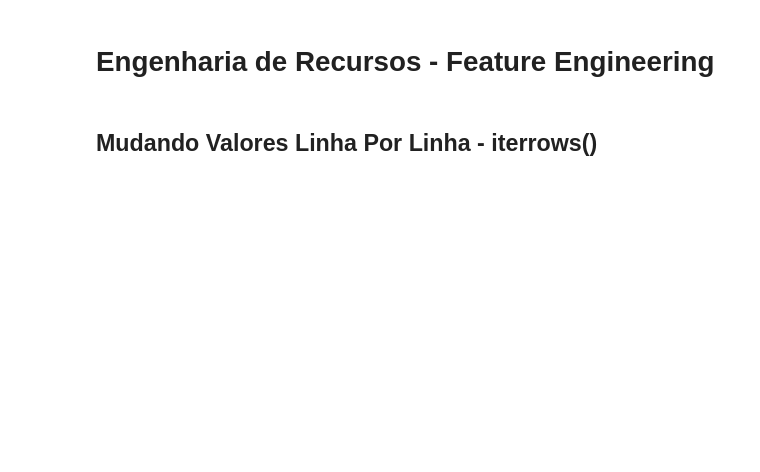
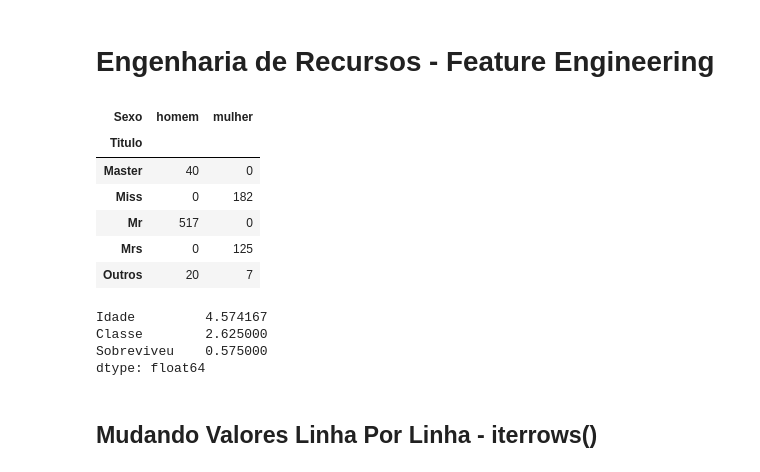
Before and after one commit to lucasabrantes1/studySpace, a Jupyter notebook: Udemy/DataScienceeMachineLearningcomEstatísticaePython/04 - Pandas/Pandas - Vazio.ipynb, the cells around one changed output. Drawn from its saved outputs; the diff is of its cells as text; code cells hidden in the pictures; blank space fills up the shorter version.

```diff
--- a/Udemy/DataScienceeMachineLearningcomEstatísticaePython/04 - Pandas/Pandas - Vazio.ipynb
+++ b/Udemy/DataScienceeMachineLearningcomEstatísticaePython/04 - Pandas/Pandas - Vazio.ipynb
@@ -700,4 +700,4 @@ data.drop('Embarque', axis=1, inplace=True)
 Referência (inglês):
 http://bit.ly/ExpressoesRegulares
 # %%
-data['Nome'].str.extract('([a-zA-Z]+)\.')
+data['Titulo'] = data['Nome'].str.extract('([a-zA-Z]+)\.')
@@ -718,2 +720,14 @@ data['Nome'].str.extract('([a-zA-Z]+)\.')
 # %% [markdown]
 # Engenharia de Recursos - Feature Engineering
+# %%
+data['Sexo'] = data['Sexo_mulher'].map({0:'homem', 1:'mulher'})
+# %%
+pd.crosstab(data['Titulo'], data['Sexo'])
+# %% [output]
+| Sexo | homem | mulher |
+| Titulo |  |  |
+| Master | 40 | 0 |
+| Miss | 0 | 182 |
+| Mr | 517 | 0 |
+| Mrs | 0 | 125 |
+| Outros | 20 | 7 |
@@ -720,2 +736,9 @@ data['Nome'].str.extract('([a-zA-Z]+)\.')
+# %%
+data[['Titulo','Sexo','Idade','Classe','Sobreviveu']].loc[data['Titulo']== 'Master'].mean()
+# %% [output]
+Idade         4.574167
+Classe        2.625000
+Sobreviveu    0.575000
+dtype: float64
 # %% [markdown]
 ## Mudando Valores Linha Por Linha - iterrows()
```
Also changed, not shown: parts of 3 cells of this notebook.
